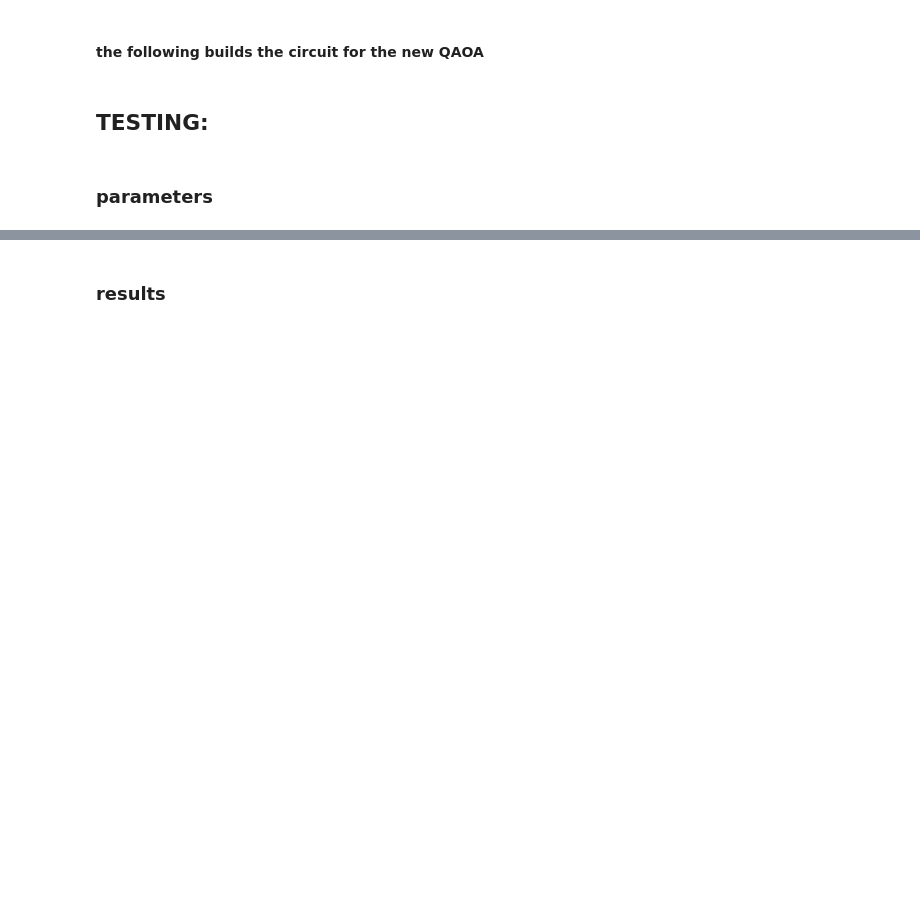
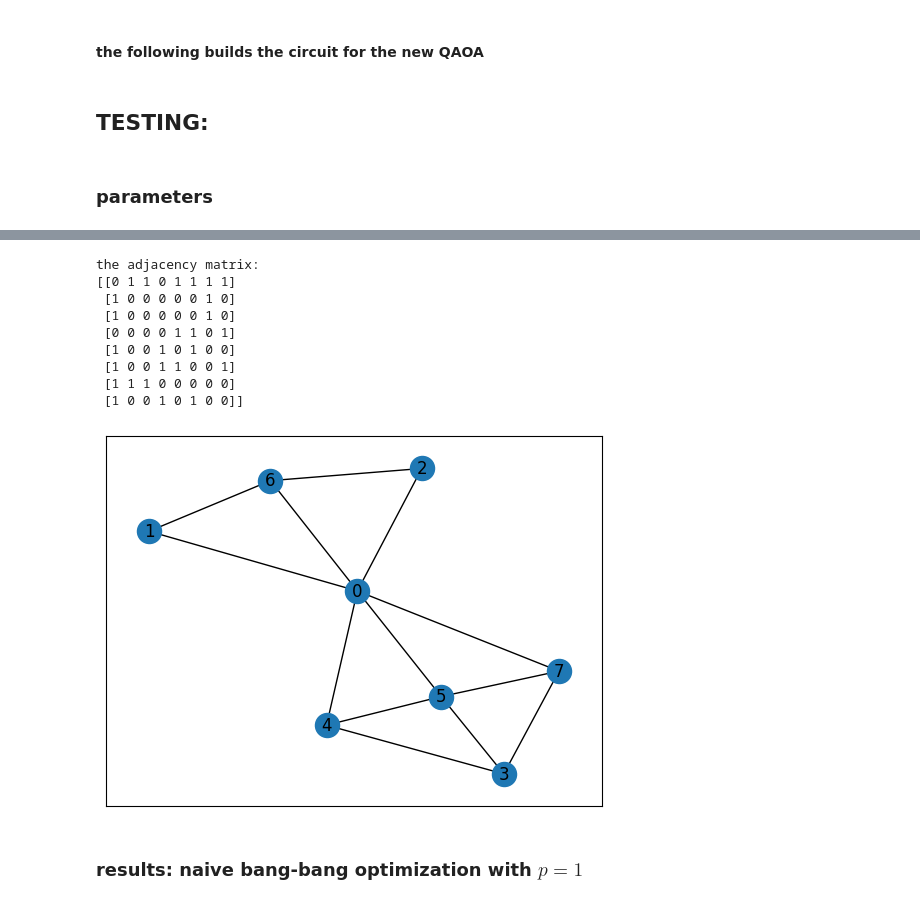
Before and after one commit to hyperrealist/qaoa, a Jupyter notebook: Grover_FPS_for_QAOA.ipynb, the cells around one changed output, grey strips where cells are left out. Saved outputs shown, nothing was run; the diff lists cells and outputs as text; code cells hidden in the pictures; blank space fills up the shorter version.

```diff
--- a/Grover_FPS_for_QAOA.ipynb
+++ b/Grover_FPS_for_QAOA.ipynb
@@ -243,3 +202,44 @@ the graph Laplacian:
+# %%
+import networkx as nx
+import matplotlib.pyplot as plt
+
+def createGraph(adjM):
+  edges=[]
+  noofvertices=len(adjM)
+  for mat in adjM:
+    if len(mat)>noofvertices or len(mat)<noofvertices:
+      print("False Adjacency Matrix")
+      return 0
+  for i in range(len(adjM)):
+    mat=adjM[i]
+    for j in range(len(mat)):
+      if mat[j]==1:
+        temp=[i,j]
+        edges.append(temp)
+  G=nx.Graph()
+  G.add_edges_from(edges)
+  nx.draw_networkx(G)
+  plt.show()
+
+A = np.zeros((NumberOfVerticies, NumberOfVerticies), dtype=int)
+for i in range(NumberOfVerticies):
+    for j in range(i + 1, NumberOfVerticies):
+        A[i][j] = A[j][i] = - GraphLaplacian[i][j]
+
+print("the adjacency matrix:")
+print(A.view())
+createGraph(A)
+# %% [output]
+the adjacency matrix:
+[[0 1 1 0 1 1 1 1]
+ [1 0 0 0 0 0 1 0]
+ [1 0 0 0 0 0 1 0]
+ [0 0 0 0 1 1 0 1]
+ [1 0 0 1 0 1 0 0]
+ [1 0 0 1 1 0 0 1]
+ [1 1 1 0 0 0 0 0]
+ [1 0 0 1 0 1 0 0]]
+[figure, added]
 # %% [markdown]
-### results
+### results: naive bang-bang optimization with $p = 1$
 # %%
```
Also changed, not shown: parts of 9 cells of this notebook.
